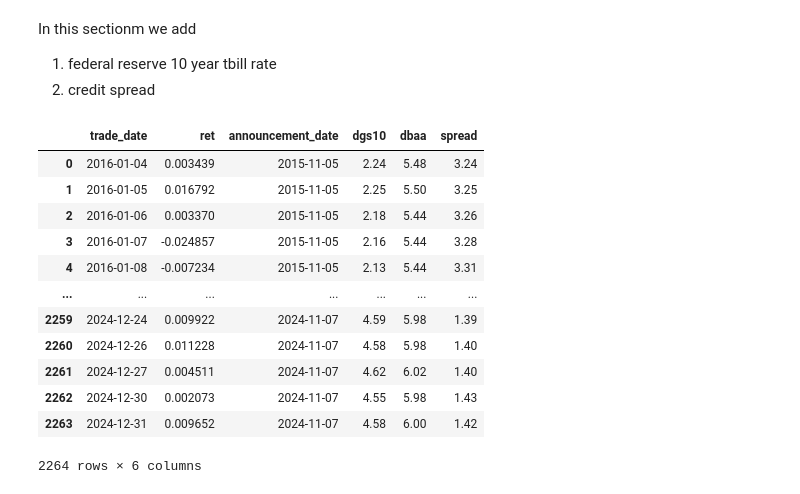
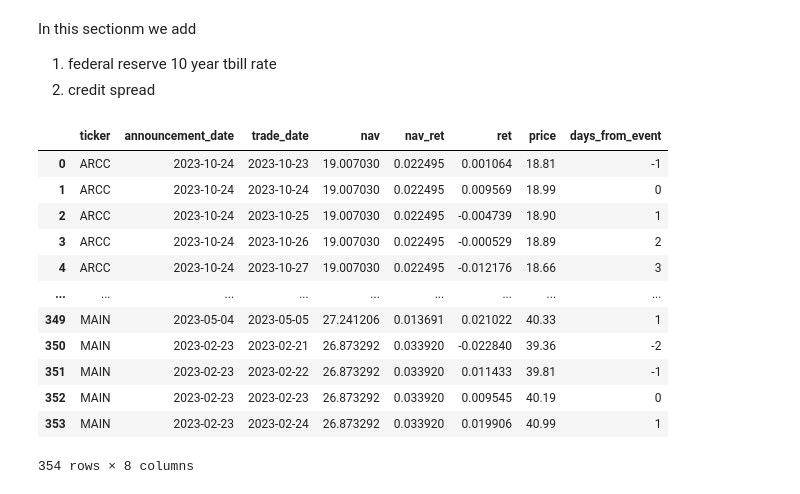
Before and after one commit to aj-zhimire/finance, a Jupyter notebook: 0_create_dataset_wrds.ipynb, the cells around one changed output. Saved outputs shown, nothing was run; the diff lists cells and outputs as text; code cells hidden in the pictures.

```diff
--- a/BDC Sensitivity.ipynb
+++ b/0_create_dataset_wrds.ipynb
@@ -356,14 +335,14 @@ cols_to_keep = [
 
 df_event_study = df_event_study[cols_to_keep].copy()
 
-# 2. Recalculate days_from_event for consistent indexing
-df_event_study['days_from_event'] = (pd.to_datetime(df_event_study['trade_date']) -
+# # 2. Recalculate days_from_event for consistent indexing
+df_event_study.loc[:, 'days_from_event'] = (pd.to_datetime(df_event_study['trade_date']) -
                                      pd.to_datetime(df_event_study['announcement_date'])).dt.days
 
-# 3. Sort for logical flow
-df_event_study = df_event_study.sort_values(['ticker', 'announcement_date', 'trade_date'])
+# # 3. Sort for logical flow
+# df_event_study = df_event_study.sort_values(['ticker', 'announcement_date', 'trade_date'])
 
-# 4. Calculate Cumulative Return starting from the beginning of the [-3, +3] window
-df_event_study['cum_ret'] = df_event_study.groupby(['ticker', 'announcement_date'])['ret'].transform(lambda x: (1 + x).cumprod() - 1)
+# # 4. Calculate Cumulative Return starting from the beginning of the [-3, +3] window
+# df_event_study.loc[:, 'cum_ret'] = df_event_study.groupby(['ticker', 'announcement_date'])['ret'].transform(lambda x: (1 + x).cumprod() - 1)
 
-df_event_study.head(7)
+# # df_event_study.head()
@@ -553,37 +515,6 @@ dtype: int64
 In this sectionm we add
 1. federal reserve 10 year tbill rate
 2. credit spread
-# %%
-# trade + rate (daily)
-
-query = """
-SELECT
-    t.trade_date,
-    t.ret,
-    t.announcement_date,
-    d.dgs10,
-    d.dbaa,
-    CAST(d.dbaa AS DECIMAL(10,3)) - CAST(d.dgs10 AS DECIMAL(10,3)) AS spread
-FROM df_trade_nav_daily t
-JOIN df_rate_daily d ON t.trade_date = d.rate_date
-"""
-
-df_combined = dd.query(query).to_df()
-df_combined
-# %% [output]
-|  | trade_date | ret | announcement_date | dgs10 | dbaa | spread |
-| 0 | 2016-01-04 | 0.003439 | 2015-11-05 | 2.24 | 5.48 | 3.24 |
-| 1 | 2016-01-05 | 0.016792 | 2015-11-05 | 2.25 | 5.50 | 3.25 |
-| 2 | 2016-01-06 | 0.003370 | 2015-11-05 | 2.18 | 5.44 | 3.26 |
-| 3 | 2016-01-07 | -0.024857 | 2015-11-05 | 2.16 | 5.44 | 3.28 |
-| 4 | 2016-01-08 | -0.007234 | 2015-11-05 | 2.13 | 5.44 | 3.31 |
-| ... | ... | ... | ... | ... | ... | ... |
-| 2259 | 2024-12-24 | 0.009922 | 2024-11-07 | 4.59 | 5.98 | 1.39 |
-| 2260 | 2024-12-26 | 0.011228 | 2024-11-07 | 4.58 | 5.98 | 1.40 |
-| 2261 | 2024-12-27 | 0.004511 | 2024-11-07 | 4.62 | 6.02 | 1.40 |
-| 2262 | 2024-12-30 | 0.002073 | 2024-11-07 | 4.55 | 5.98 | 1.43 |
-| 2263 | 2024-12-31 | 0.009652 | 2024-11-07 | 4.58 | 6.00 | 1.42 |
-2264 rows × 6 columns
 # %%
 df_rate_daily.to_csv('data/df_rate_daily.csv', index=False)
 df_nav.to_csv('data/df_nav.csv', index=False)
@@ -590,0 +525,16 @@ df_trade_daily.to_csv('data/df_trade_daily.csv', index=False)
+# %%
+df_event_study
+# %% [output]
+|  | ticker | announcement_date | trade_date | nav | nav_ret | ret | price | days_from_event |
+| 0 | ARCC | 2023-10-24 | 2023-10-23 | 19.007030 | 0.022495 | 0.001064 | 18.81 | -1 |
+| 1 | ARCC | 2023-10-24 | 2023-10-24 | 19.007030 | 0.022495 | 0.009569 | 18.99 | 0 |
+| 2 | ARCC | 2023-10-24 | 2023-10-25 | 19.007030 | 0.022495 | -0.004739 | 18.90 | 1 |
+| 3 | ARCC | 2023-10-24 | 2023-10-26 | 19.007030 | 0.022495 | -0.000529 | 18.89 | 2 |
+| 4 | ARCC | 2023-10-24 | 2023-10-27 | 19.007030 | 0.022495 | -0.012176 | 18.66 | 3 |
+| ... | ... | ... | ... | ... | ... | ... | ... | ... |
+| 349 | MAIN | 2023-05-04 | 2023-05-05 | 27.241206 | 0.013691 | 0.021022 | 40.33 | 1 |
+| 350 | MAIN | 2023-02-23 | 2023-02-21 | 26.873292 | 0.033920 | -0.022840 | 39.36 | -2 |
+| 351 | MAIN | 2023-02-23 | 2023-02-22 | 26.873292 | 0.033920 | 0.011433 | 39.81 | -1 |
+| 352 | MAIN | 2023-02-23 | 2023-02-23 | 26.873292 | 0.033920 | 0.009545 | 40.19 | 0 |
+| 353 | MAIN | 2023-02-23 | 2023-02-24 | 26.873292 | 0.033920 | 0.019906 | 40.99 | 1 |
+354 rows × 8 columns
```
Also changed, not shown: parts of 18 cells of this notebook, 13 other files.
